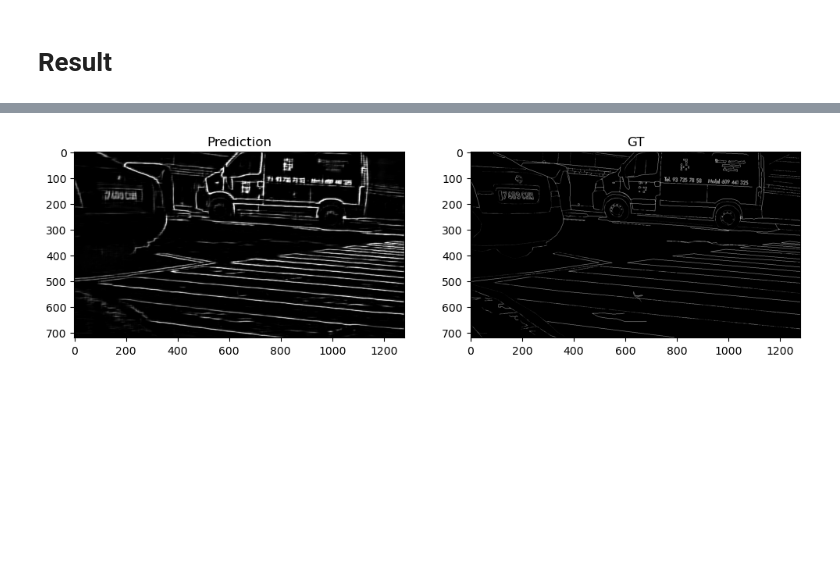
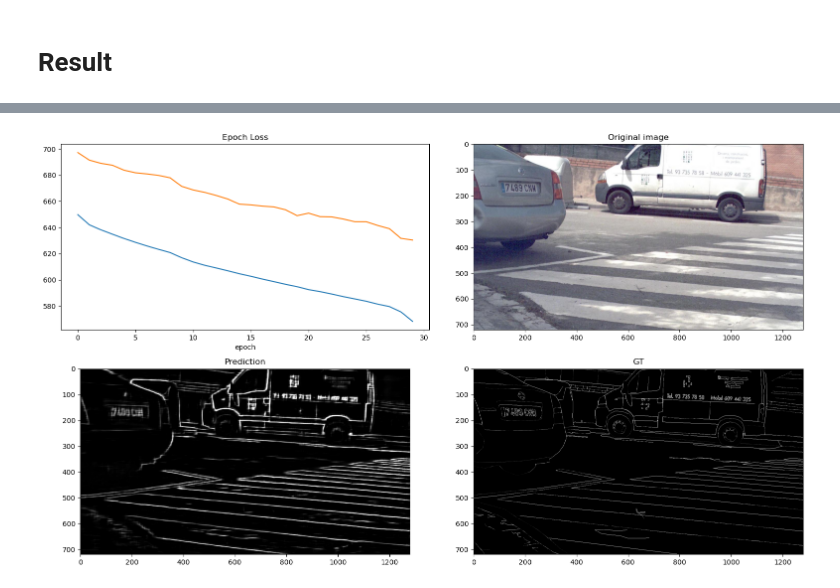
Before and after one commit to SpongeStark/intership_2025_COSYS, a Jupyter notebook: demo/demo_Dexined/demo_Dexined_with_visibility.ipynb, the cells around one changed output, grey strips where cells are left out. Saved outputs shown, nothing was run; the diff lists cells and outputs as text; code cells hidden in the pictures; blank space fills up the shorter version.

```diff
--- a/demo/demo_Dexined/demo_Dexined_with_visibility.ipynb
+++ b/demo/demo_Dexined/demo_Dexined_with_visibility.ipynb
@@ -52,10 +52,15 @@ cuda
 import os
 # set checkpoint file name
 file_stem = "cpt_visibility_02"
-description = "with validation loss, and replace the sum of loss of each layers to the average"
+logging['metadata'] = {
+    "description": "with validation loss, and replace the sum of loss of each layers to the average",
+    "num_epoch":epoch,
+    "batch_size":batch_size,
+    "criterion": criterion.__class__.__name__,
+    "learning_rate": learning_rate
+}
 
 if not os.path.isfile(f"./checkpoints/{file_stem}.json"): # First train
-    logging['metadata'] = {"description": description, "num_epoch":epoch, "batch_size":batch_size, "criterion": "MSE", "learning_rate": learning_rate}
     model = model.to(device)
     for e in range(epoch):
         # train step
@@ -101,7 +106,7 @@ else: # already trained
     for e, (train_loss, val_loss) in enumerate(zip(logging['train_loss'], logging['val_loss'])):
         print("-".join(["-"]*30))
         print(f"\nIn epoch {e}, the average  training  loss is {train_loss}")
-        print(f"\nIn epoch {e}, the average validation loss is {train_loss}")
+        print(f"\nIn epoch {e}, the average validation loss is {val_loss}")
 # %% [output]
 -----------------------------------------------------------
 
@@ -172,12 +130,46 @@ plt.show()
-# %%
-# display result
-fig, (ax1, ax2) = plt.subplots(1, 2)
-fig.set_size_inches(12, 4)
-# fig.suptitle(img_index)
-ax1.imshow(normalisation(yhat, 98), cmap="gray")
-ax1.set_title("Prediction")
-ax2.imshow(normalisation(y, 98), cmap="gray")
-ax2.set_title("GT")
-plt.show()
-# %% [output]
-[figure, removed]
+# %%
+import matplotlib.pyplot as plt
+import numpy as np
+
+# take one example
+img, y = biped_dataset.__getitem__(6, transform=False)
+x = biped_dataset.transform(img)
+# inference
+model.eval()
+with torch.no_grad():
+    model.to(device)
+    yhat = model(x.unsqueeze(0).to(device))[-1].squeeze()
+    yhat = yhat.to('cpu')
+    model.to('cpu')
+
+# display
+fig, axes = plt.subplots(2, 2, figsize=(16, 9))
+
+# Loss
+axes[0,0].plot(logging['train_loss'])
+axes[0,0].plot(logging['val_loss'])
+axes[0,0].set_xlabel("epoch")
+axes[0,0].set_title("Epoch Loss")
+
+# original image
+axes[0,1].imshow(img)
+axes[0,1].set_title("Original image")
+# axes[0,1].axis('off')  # 不显示坐标轴
+
+# edge
+def normalisation(img, percentile=95):
+    res = img / np.percentile(img, percentile)
+    res = np.where(res<0, 0, res)
+    res = np.where(res>1, 1, res)
+    return res
+axes[1,0].imshow(normalisation(yhat, 98), cmap="gray")
+axes[1,0].set_title("Prediction")
+# axes[1,0].axis('off')  # 不显示坐标轴
+axes[1,1].imshow(normalisation(y, 98), cmap="gray")
+axes[1,1].set_title("GT")
+# axes[1,1].axis('off')  # 不显示坐标轴
+
+plt.tight_layout()  # 自动调整子图间距
+plt.show()
+# %% [output]
+[figure, added]
```
Also changed, not shown: parts of 5 cells of this notebook, 7 other files.
